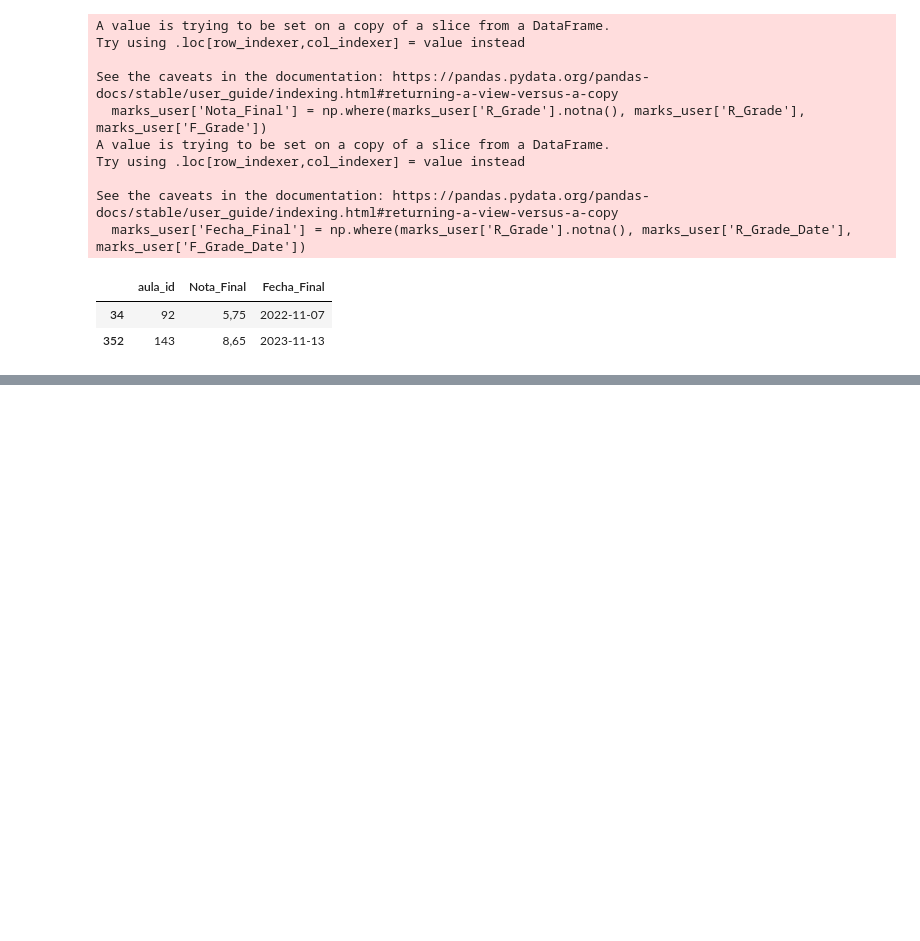
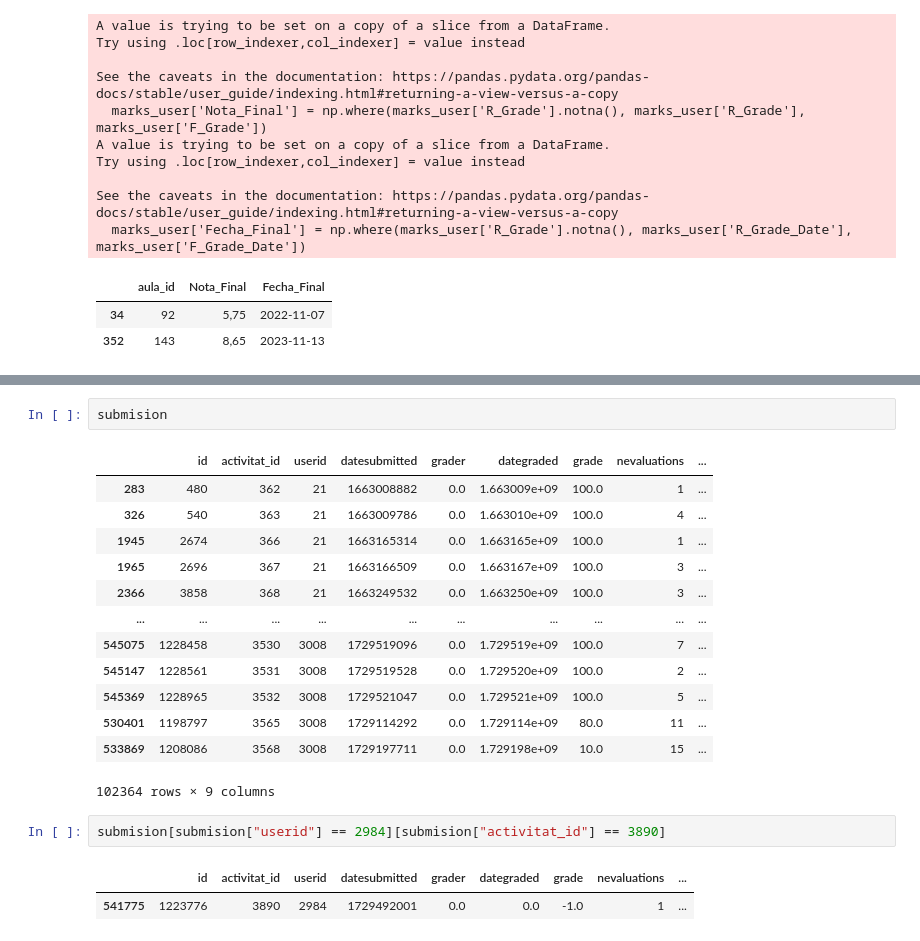
Before and after one commit to geniiss/MoonKEY, a Jupyter notebook: code/Model/Statistic_Tables.ipynb, the cells around one changed output, grey strips where cells are left out. Cells and saved outputs as stored; diff of their text form; blank space fills up the shorter version.

```diff
--- a/code/Model/Statistic_Tables.ipynb
+++ b/code/Model/Statistic_Tables.ipynb
@@ -50,0 +145,21 @@ See the caveats in the documentation: https://pandas.pydata.org/pandas-docs/stab
+# %%
+submision
+# %% [output]
+|  | id | activitat_id | userid | datesubmitted | grader | dategraded | grade | nevaluations | ... |
+| 283 | 480 | 362 | 21 | 1663008882 | 0.0 | 1.663009e+09 | 100.0 | 1 | ... |
+| 326 | 540 | 363 | 21 | 1663009786 | 0.0 | 1.663010e+09 | 100.0 | 4 | ... |
+| 1945 | 2674 | 366 | 21 | 1663165314 | 0.0 | 1.663165e+09 | 100.0 | 1 | ... |
+| 1965 | 2696 | 367 | 21 | 1663166509 | 0.0 | 1.663167e+09 | 100.0 | 3 | ... |
+| 2366 | 3858 | 368 | 21 | 1663249532 | 0.0 | 1.663250e+09 | 100.0 | 3 | ... |
+| ... | ... | ... | ... | ... | ... | ... | ... | ... | ... |
+| 545075 | 1228458 | 3530 | 3008 | 1729519096 | 0.0 | 1.729519e+09 | 100.0 | 7 | ... |
+| 545147 | 1228561 | 3531 | 3008 | 1729519528 | 0.0 | 1.729520e+09 | 100.0 | 2 | ... |
+| 545369 | 1228965 | 3532 | 3008 | 1729521047 | 0.0 | 1.729521e+09 | 100.0 | 5 | ... |
+| 530401 | 1198797 | 3565 | 3008 | 1729114292 | 0.0 | 1.729114e+09 | 80.0 | 11 | ... |
+| 533869 | 1208086 | 3568 | 3008 | 1729197711 | 0.0 | 1.729198e+09 | 10.0 | 15 | ... |
+102364 rows × 9 columns
+# %%
+submision[submision["userid"] == 2984][submision["activitat_id"] == 3890]
+# %% [output]
+|  | id | activitat_id | userid | datesubmitted | grader | dategraded | grade | nevaluations | ... |
+| 541775 | 1223776 | 3890 | 2984 | 1729492001 | 0.0 | 0.0 | -1.0 | 1 | ... |
```
Also changed, not shown: parts of 10 cells of this notebook.
